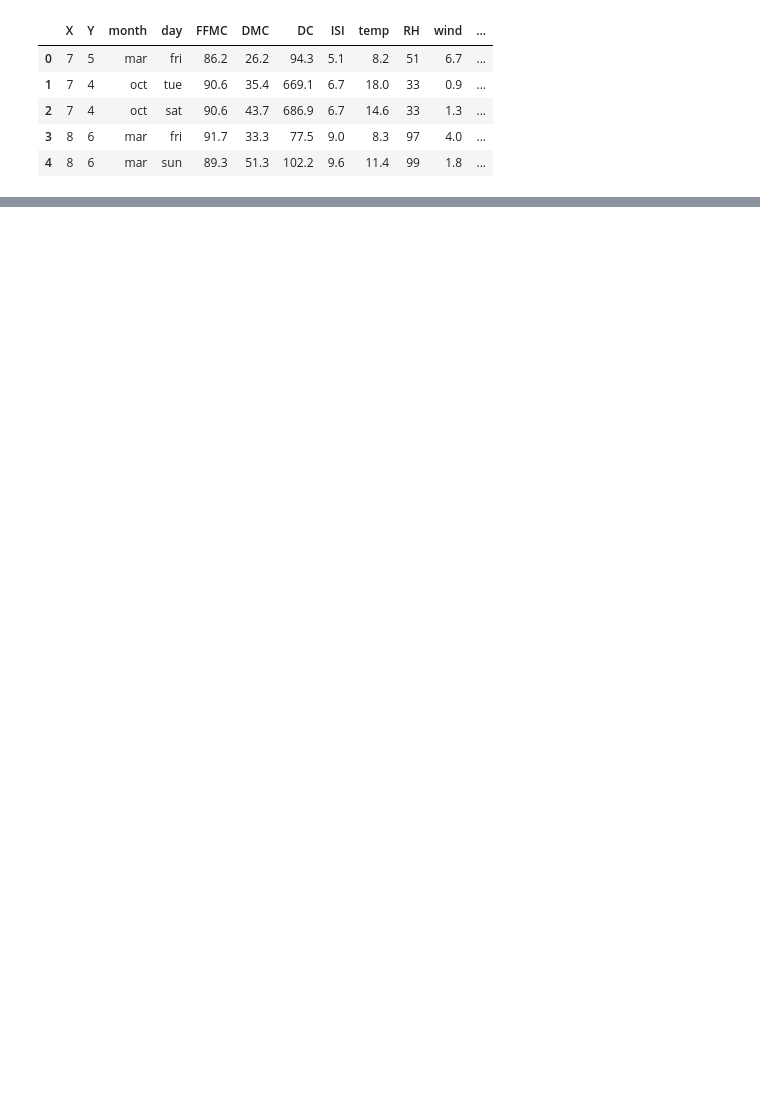
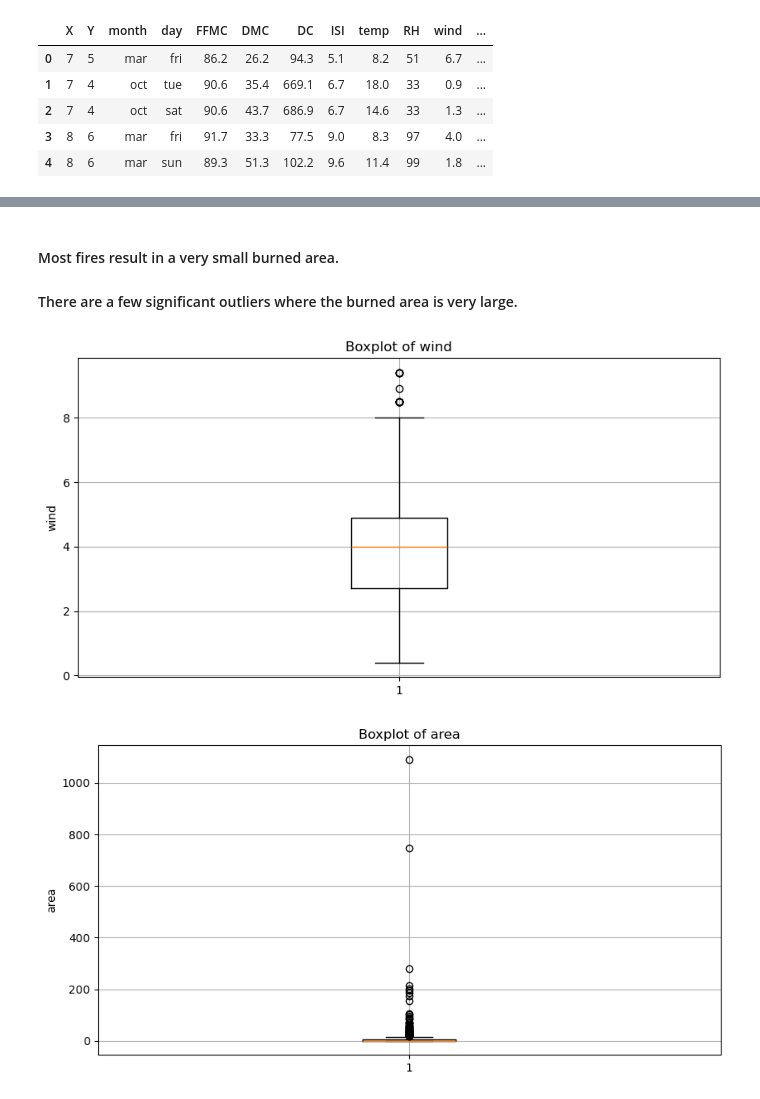
Before and after one commit to pauloarayasantiago/forest-fire-model, a Jupyter notebook: forest_fire_model_portugal.ipynb, the cells around one changed output, grey strips where cells are left out. Drawn from its saved outputs; the diff is of its cells as text; code cells hidden in the pictures; blank space fills up the shorter version.

```diff
--- a/forest_fire_model_portugal.ipynb
+++ b/forest_fire_model_portugal.ipynb
@@ -18,0 +76,19 @@ df.head()
+# %% [markdown]
+#### Most fires result in a very small burned area.
+#### There are a few significant outliers where the burned area is very large.
+# %%
+import matplotlib.pyplot as plt
+
+# Assuming df is your DataFrame and it has columns 'wind', 'area'
+variables = ['wind', 'area']
+
+for var in variables:
+    plt.figure(figsize=(10,5))
+    plt.boxplot(df[var])
+    plt.title(f'Boxplot of {var}')
+    plt.ylabel(var)
+    plt.grid(True)
+    plt.show()
+# %% [output]
+[figure, added]
+[figure, added]
```
Also changed, not shown: parts of 7 cells of this notebook.
